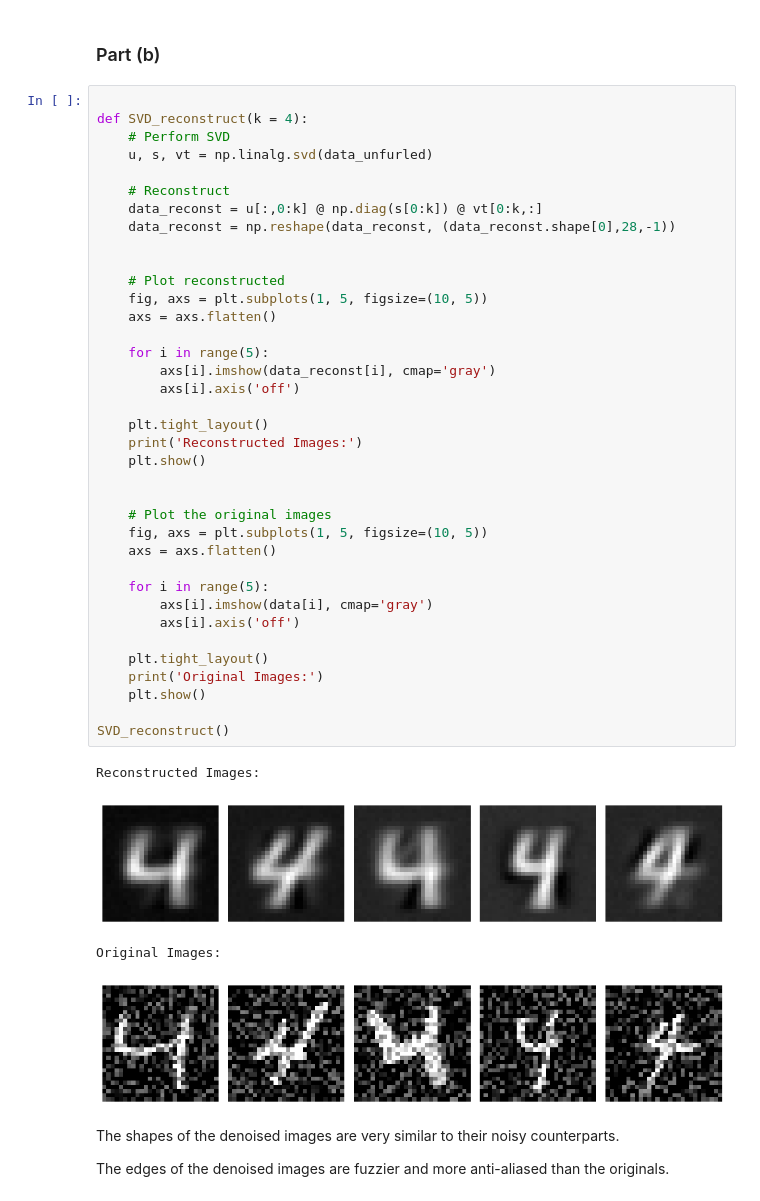
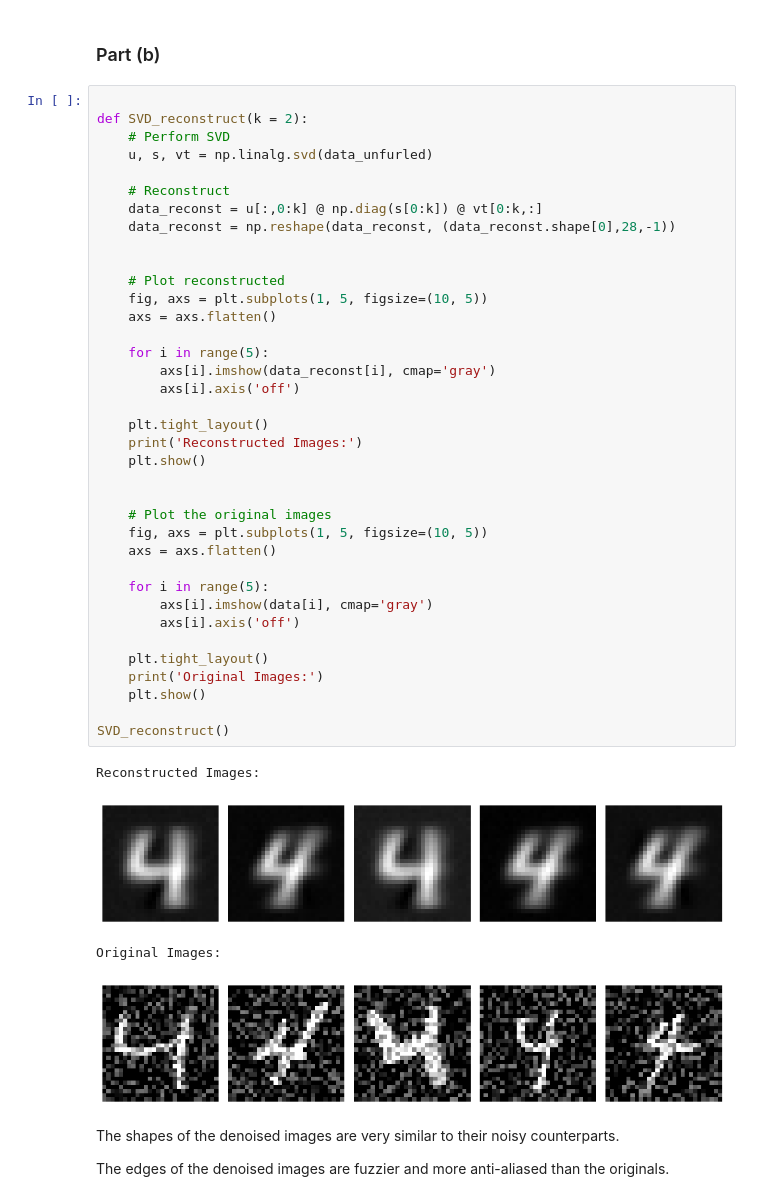
Before and after one commit to DapperDataAnalyst/Advanced-Predictive-Models, a Jupyter notebook: Staff-Graded SVD and PCA.ipynb, the cells around one changed output. Cells and saved outputs as stored; diff of their text form.

```diff
--- a/Staff-Graded SVD and PCA.ipynb
+++ b/Staff-Graded SVD and PCA.ipynb
@@ -31,7 +31,7 @@ These images are of the digit 4. They are moderately noisy.
 ### Part (b)
 # %%
 
-def SVD_reconstruct(k = 4):
+def SVD_reconstruct(k = 2):
     # Perform SVD
     u, s, vt = np.linalg.svd(data_unfurled)
 
@@ -41,34 +41,34 @@ def SVD_reconstruct(k = 4):
 
 
     # Plot reconstructed
     fig, axs = plt.subplots(1, 5, figsize=(10, 5))
     axs = axs.flatten()
 
     for i in range(5):
         axs[i].imshow(data_reconst[i], cmap='gray')
         axs[i].axis('off')
 
     plt.tight_layout()
     print('Reconstructed Images:')
     plt.show()
 
 
     # Plot the original images
     fig, axs = plt.subplots(1, 5, figsize=(10, 5))
     axs = axs.flatten()
 
     for i in range(5):
         axs[i].imshow(data[i], cmap='gray')
         axs[i].axis('off')
 
     plt.tight_layout()
     print('Original Images:')
     plt.show()
 
 SVD_reconstruct()
 # %% [output]
 Reconstructed Images:
-[figure, old version]
+[figure, new version]
 Original Images:
 [figure]
 # %% [markdown]
```
Also changed, not shown: 4 other files.
